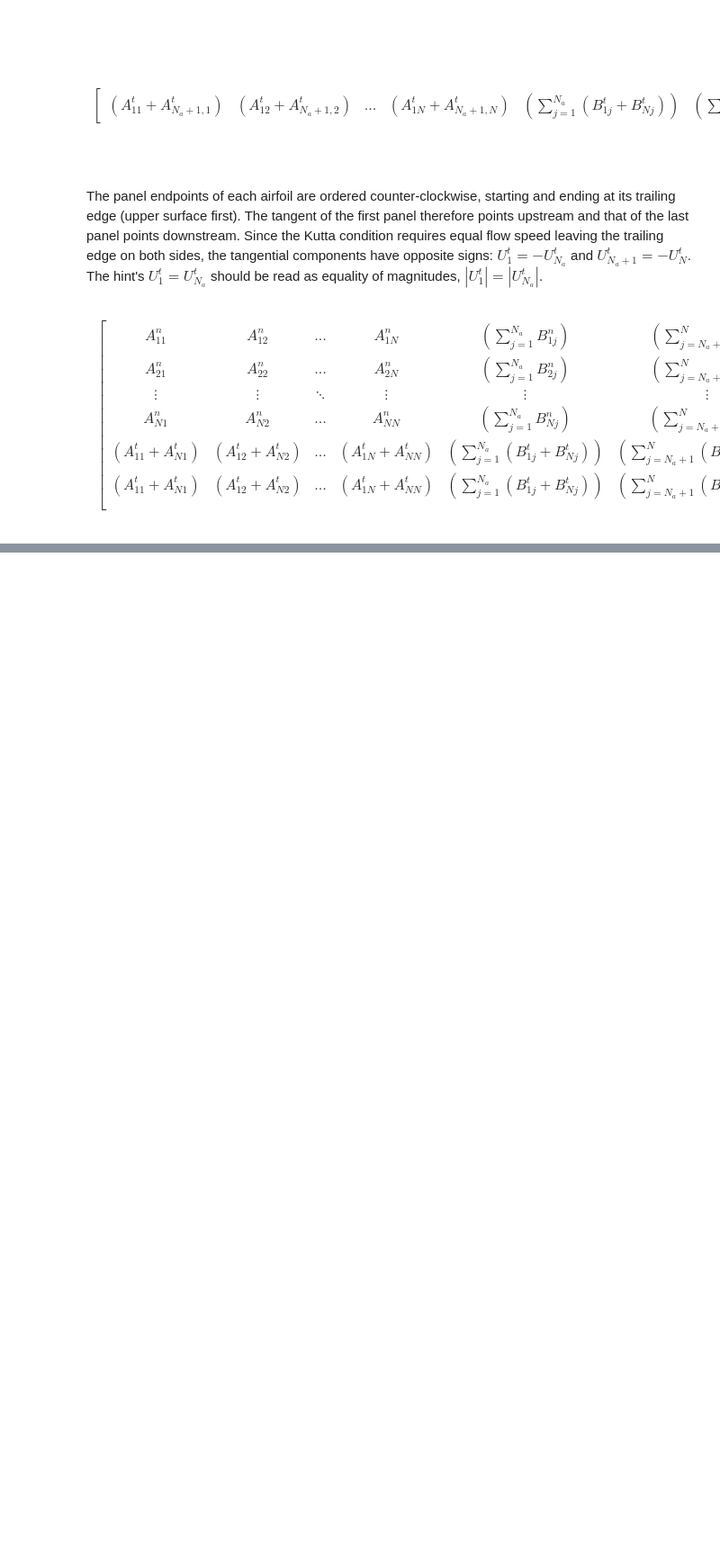
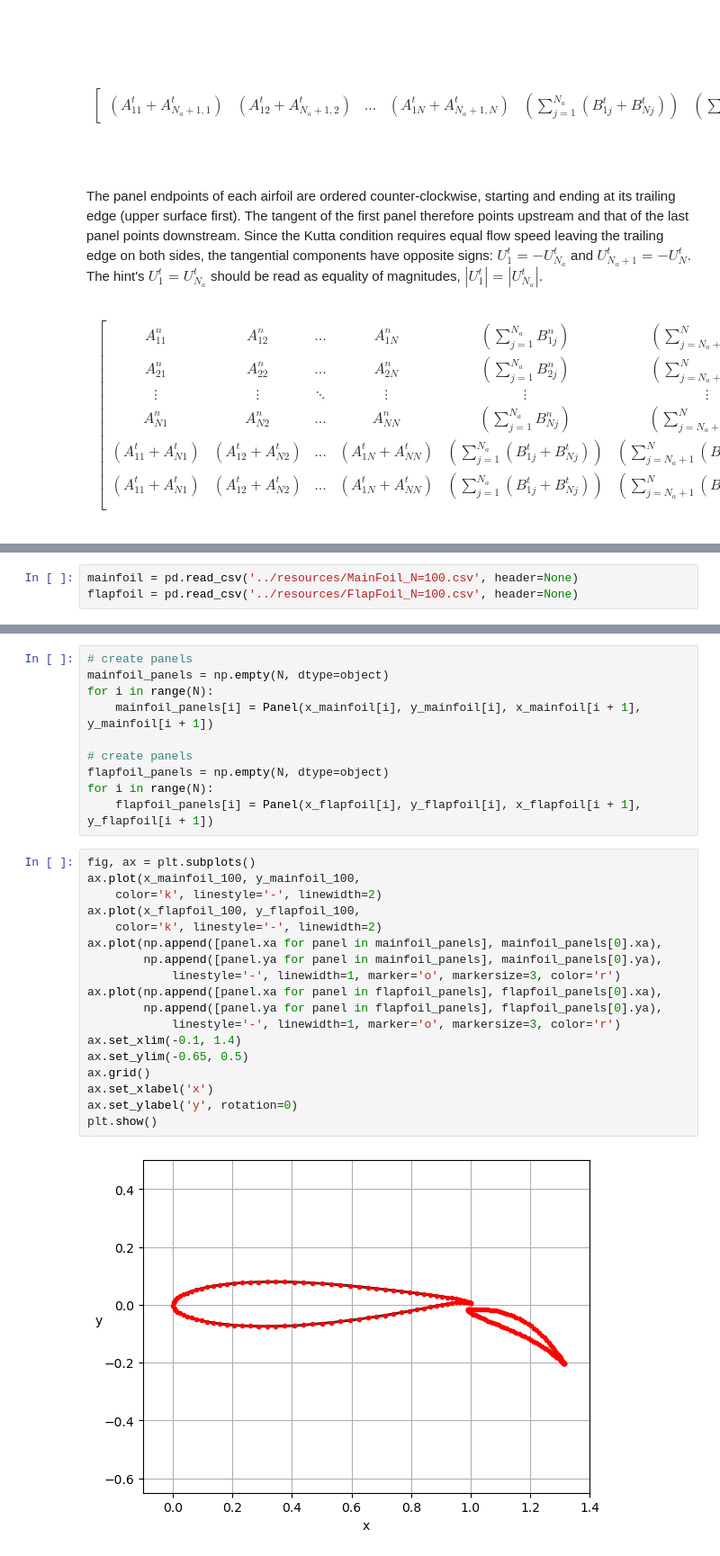
Before and after one commit to mathieucadei/AeroPython, a Jupyter notebook: lessons/assignments/11_Lesson11_Assignment.ipynb, the cells around one changed output, grey strips where cells are left out. Shown at 90% size. Drawn from its saved outputs; the diff is of its cells as text; blank space fills up the shorter version.

```diff
--- a/lessons/assignments/11_Lesson11_Assignment.ipynb
+++ b/lessons/assignments/11_Lesson11_Assignment.ipynb
@@ -127,0 +138,3 @@ $$
+# %%
+mainfoil = pd.read_csv('../resources/MainFoil_N=100.csv', header=None)
+flapfoil = pd.read_csv('../resources/FlapFoil_N=100.csv', header=None)
@@ -127,0 +229,30 @@ $$
+# %%
+# create panels
+mainfoil_panels = np.empty(N, dtype=object)
+for i in range(N):
+    mainfoil_panels[i] = Panel(x_mainfoil[i], y_mainfoil[i], x_mainfoil[i + 1], y_mainfoil[i + 1])
+
+# create panels
+flapfoil_panels = np.empty(N, dtype=object)
+for i in range(N):
+    flapfoil_panels[i] = Panel(x_flapfoil[i], y_flapfoil[i], x_flapfoil[i + 1], y_flapfoil[i + 1])
+# %%
+fig, ax = plt.subplots()
+ax.plot(x_mainfoil_100, y_mainfoil_100,
+    color='k', linestyle='-', linewidth=2)
+ax.plot(x_flapfoil_100, y_flapfoil_100,
+    color='k', linestyle='-', linewidth=2)
+ax.plot(np.append([panel.xa for panel in mainfoil_panels], mainfoil_panels[0].xa),
+        np.append([panel.ya for panel in mainfoil_panels], mainfoil_panels[0].ya),
+            linestyle='-', linewidth=1, marker='o', markersize=3, color='r')
+ax.plot(np.append([panel.xa for panel in flapfoil_panels], flapfoil_panels[0].xa),
+        np.append([panel.ya for panel in flapfoil_panels], flapfoil_panels[0].ya),
+            linestyle='-', linewidth=1, marker='o', markersize=3, color='r')
+ax.set_xlim(-0.1, 1.4)
+ax.set_ylim(-0.65, 0.5)
+ax.grid()
+ax.set_xlabel('x')
+ax.set_ylabel('y', rotation=0)
+plt.show()
+# %% [output]
+[figure, added]
```
Also changed, not shown: parts of 9 cells of this notebook, 1 other file.
